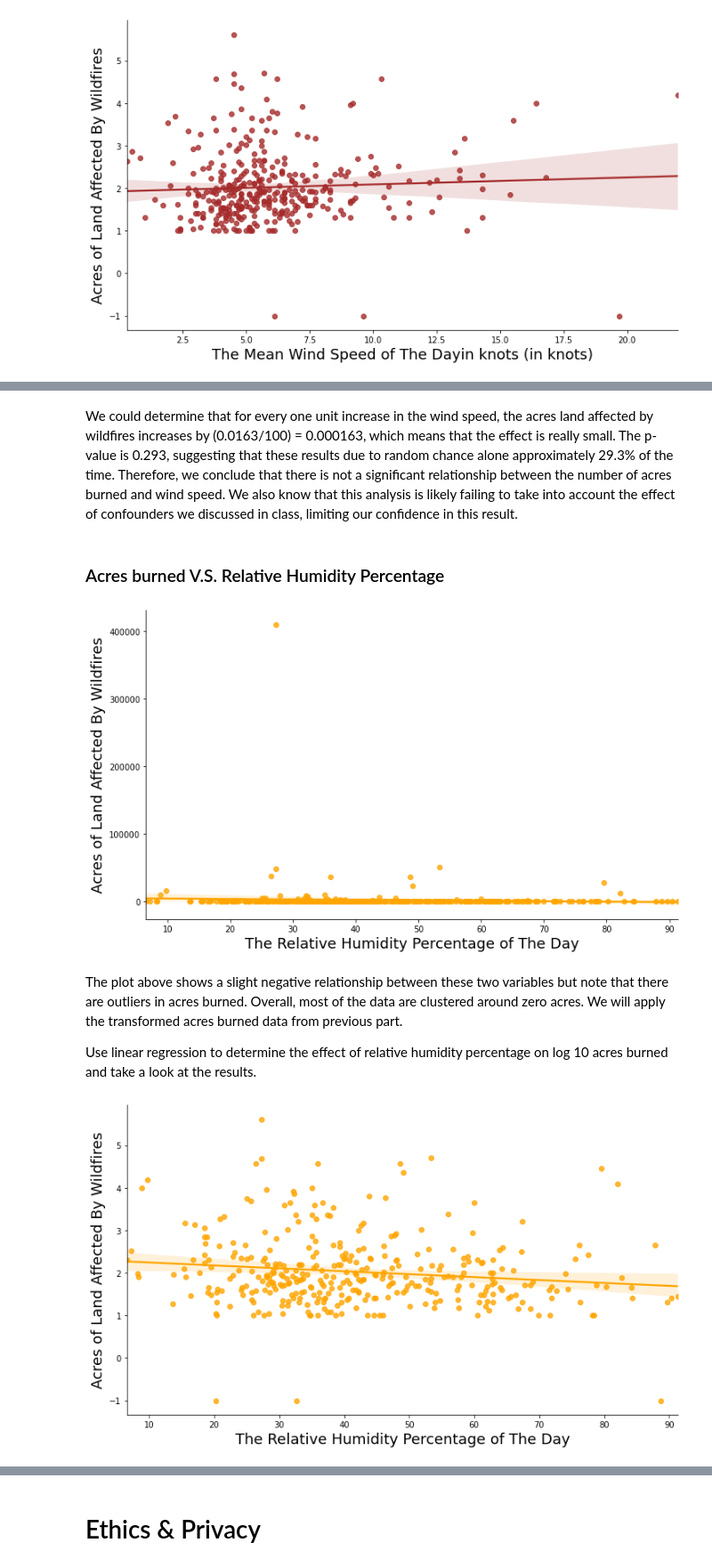
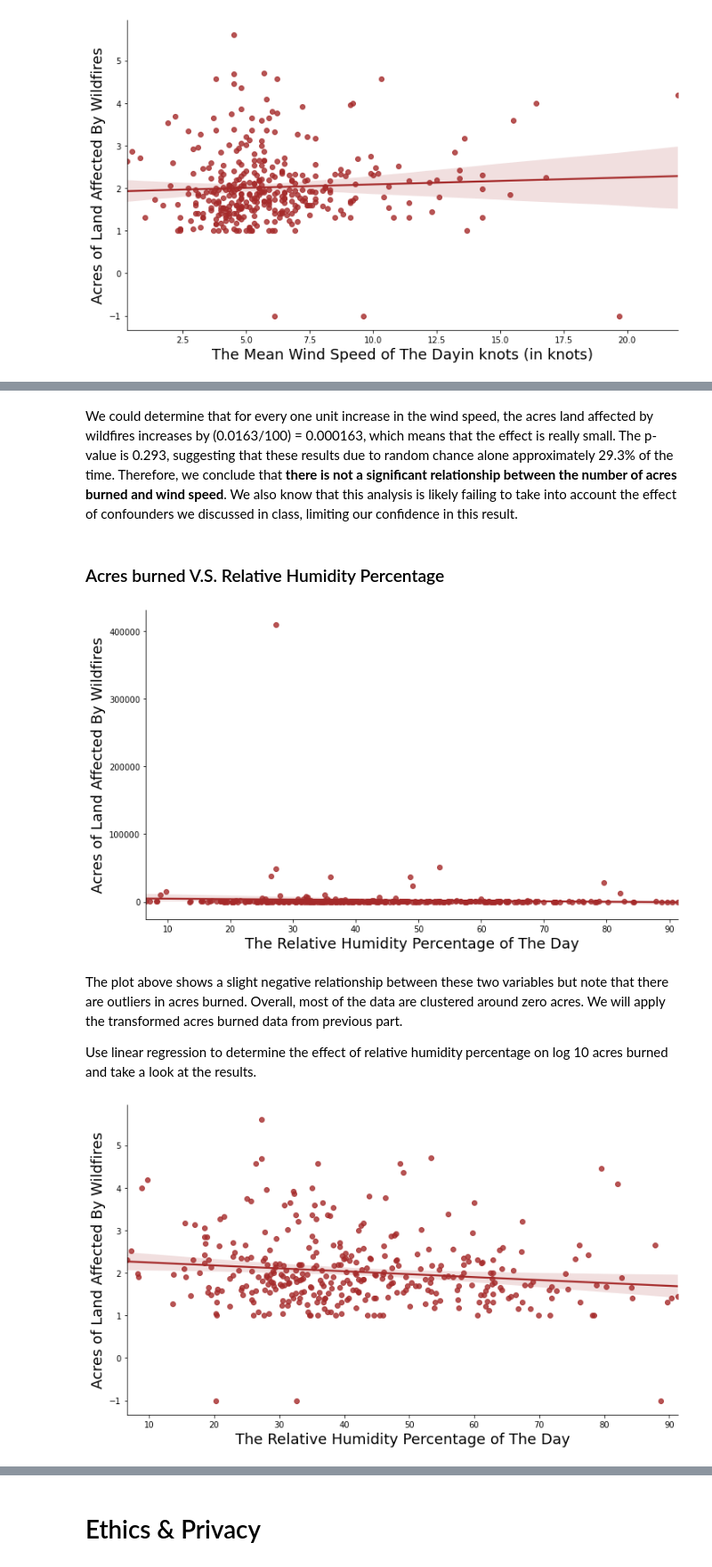
Before and after one commit to vikizzz/Analysis-on-the-Scale-of-Wildfire-Incident-in-California, a Jupyter notebook: FinalProject_group010.ipynb, the cells around one changed output, grey strips where cells are left out. Shown at 89% size. Cells and saved outputs as stored; diff of their text form; code cells hidden in the pictures.

Commit message:
update model inference and analysis

```diff
--- a/FinalProject_group010.ipynb
+++ b/FinalProject_group010.ipynb
@@ -653,8 +658,7 @@ Covariance Type:            nonrobust
 Warnings:
 [1] Standard Errors assume that the covariance matrix of the errors is correctly specified.
 # %% [markdown]
-We could determine that for every one unit increase in the wind speed, the acres land affected by wildfires increases by (0.0163/100) = 0.000163, which means that the effect is really small. The p-value is 0.293, suggesting that these results due to random chance alone approximately 29.3% of the time.
-Therefore, we conclude that there is not a significant relationship between the number of acres burned and wind speed. We also know that this analysis is likely failing to take into account the effect of confounders we discussed in class, limiting our confidence in this result.
+We could determine that for every one unit increase in the wind speed, the acres land affected by wildfires increases by (0.0163/100) = 0.000163, which means that the effect is really small. The p-value is 0.293, suggesting that these results due to random chance alone approximately 29.3% of the time. Therefore, we conclude that **there is not a significant relationship between the number of acres burned and wind speed**. We also know that this analysis is likely failing to take into account the effect of confounders we discussed in class, limiting our confidence in this result.
 # %% [markdown]
 ### Acres burned V.S. Relative Humidity Percentage
 # %%
@@ -664,13 +668,13 @@ sns.lmplot(y = 'AcresBurned',
            fit_reg = True,
            height = 6,
            aspect = 1.7,
-           line_kws={'color': 'orange'},
-           scatter_kws={'color': 'orange'})
+           line_kws={'color': 'brown'},
+           scatter_kws={'color': 'brown'})
 plt.ylabel('Acres of Land Affected By Wildfires', size=18)
 plt.xlabel('The Relative Humidity Percentage of The Day', size=18)
 plt.title('');
 # %% [output]
-[figure, old version]
+[figure, new version]
 # %% [markdown]
 The plot above shows a slight negative relationship between these two variables but note that there are outliers in acres burned. Overall, most of the data are clustered around zero acres. We will apply the transformed acres burned data from previous part.
 
@@ -679,17 +683,17 @@ Use linear regression to determine the effect of relative humidity percentage on
 # %%
 sns.lmplot(y = 'AcresBurned_log10',
            x = 'RelaHumPct',
            data = df,
            fit_reg = True,
            height = 6,
            aspect = 1.7,
-           line_kws={'color': 'orange'},
-           scatter_kws={'color': 'orange'})
+           line_kws={'color': 'brown'},
+           scatter_kws={'color': 'brown'})
 plt.ylabel('Acres of Land Affected By Wildfires', size=18)
 plt.xlabel('The Relative Humidity Percentage of The Day', size=18)
 plt.title('');
 # %% [output]
-[figure, old version]
+[figure, new version]
 # %%
 # carry out linear regression
 acres_rhp = df[['RelaHumPct', 'AcresBurned_log10']]
```
Also changed, not shown: parts of 33 cells of this notebook.
